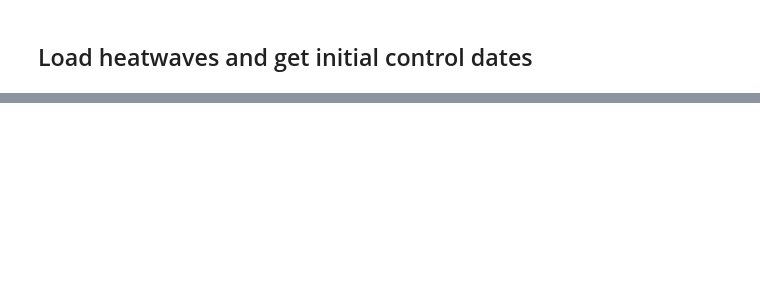
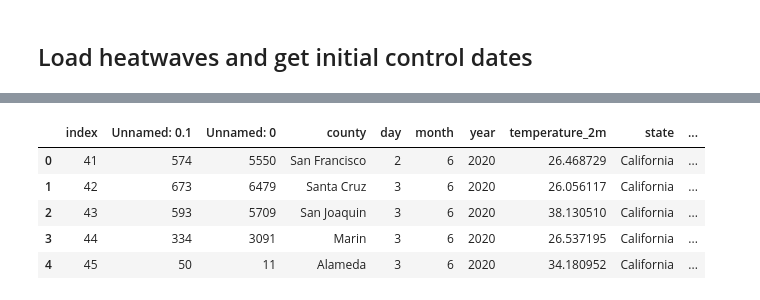
Before and after one commit to shivyucel/heatwaves_pnw_code, a Jupyter notebook: 0.2_identify_control_days.ipynb, the cells around one changed output, grey strips where cells are left out. Drawn from its saved outputs; the diff is of its cells as text; code cells hidden in the pictures; blank space fills up the shorter version.

```diff
--- a/0.2_identify_control_days.ipynb
+++ b/0.2_identify_control_days.ipynb
@@ -154,3 +140,12 @@ heatwaves.iloc[:, 3:]
+# %%
+heatwaves.head()
+# %% [output]
+|  | index | Unnamed: 0.1 | Unnamed: 0 | county | day | month | year | temperature_2m | state | ... |
+| 0 | 41 | 574 | 5550 | San Francisco | 2 | 6 | 2020 | 26.468729 | California | ... |
+| 1 | 42 | 673 | 6479 | Santa Cruz | 3 | 6 | 2020 | 26.056117 | California | ... |
+| 2 | 43 | 593 | 5709 | San Joaquin | 3 | 6 | 2020 | 38.130510 | California | ... |
+| 3 | 44 | 334 | 3091 | Marin | 3 | 6 | 2020 | 26.537195 | California | ... |
+| 4 | 45 | 50 | 11 | Alameda | 3 | 6 | 2020 | 34.180952 | California | ... |
 # %%
 heatwaves = heatwaves.iloc[:, 3:]
 # %%
```
Also changed, not shown: parts of 3 cells of this notebook, 12 other files.
